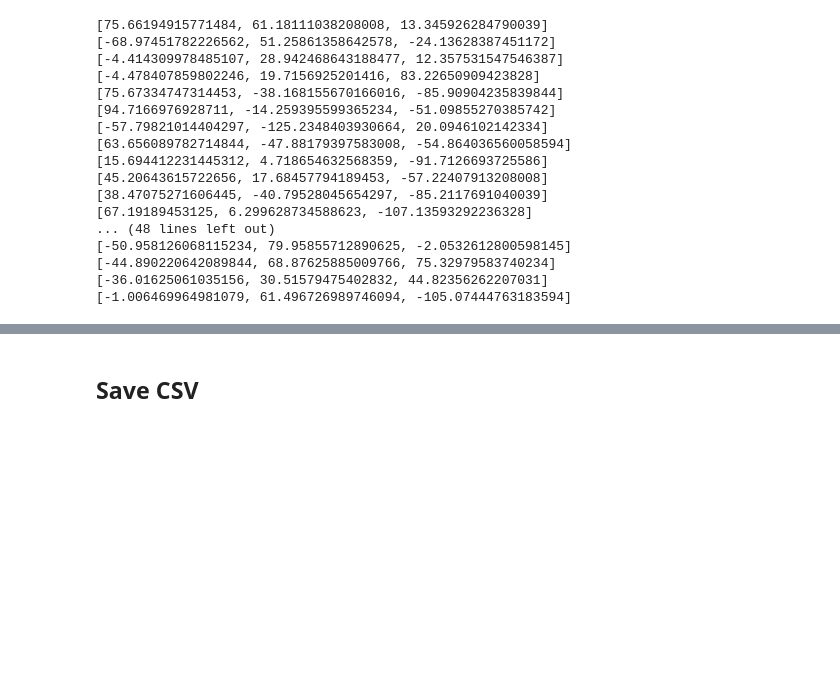
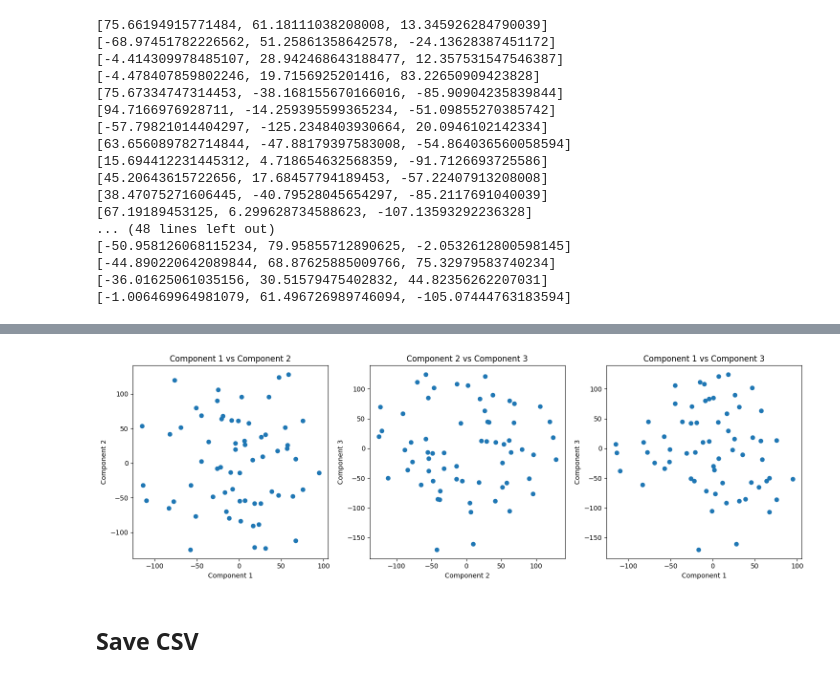
Before and after one commit to WilliamShengYangHuang/AALU_Coding, a Jupyter notebook: exporting_latent_codes_pca_t_sne_v2.ipynb, the cells around one changed output, grey strips where cells are left out. Saved outputs shown, nothing was run; the diff lists cells and outputs as text; code cells hidden in the pictures; blank space fills up the shorter version.

```diff
--- a/exporting_latent_codes_pca_t_sne_v2.ipynb
+++ b/exporting_latent_codes_pca_t_sne_v2.ipynb
@@ -272,3 +288,30 @@ for i in range(num_imgs):
+# %%
+# Creating subplots
+fig, axs = plt.subplots(1, 3, figsize=(15, 5))
+
+# Component 1 vs Component 2
+axs[0].scatter(X_tsne[:, 0], X_tsne[:, 1])
+axs[0].set_title('Component 1 vs Component 2')
+axs[0].set_xlabel('Component 1')
+axs[0].set_ylabel('Component 2')
+
+# Component 2 vs Component 3
+axs[1].scatter(X_tsne[:, 1], X_tsne[:, 2])
+axs[1].set_title('Component 2 vs Component 3')
+axs[1].set_xlabel('Component 2')
+axs[1].set_ylabel('Component 3')
+
+# Component 1 vs Component 3
+axs[2].scatter(X_tsne[:, 0], X_tsne[:, 2])
+axs[2].set_title('Component 1 vs Component 3')
+axs[2].set_xlabel('Component 1')
+axs[2].set_ylabel('Component 3')
+
+# Display the plots
+plt.tight_layout()
+plt.show()
+# %% [output]
+[figure, added]
 # %% [markdown]
 ## Save CSV
 # %%
```
Also changed, not shown: parts of 2 cells of this notebook.
